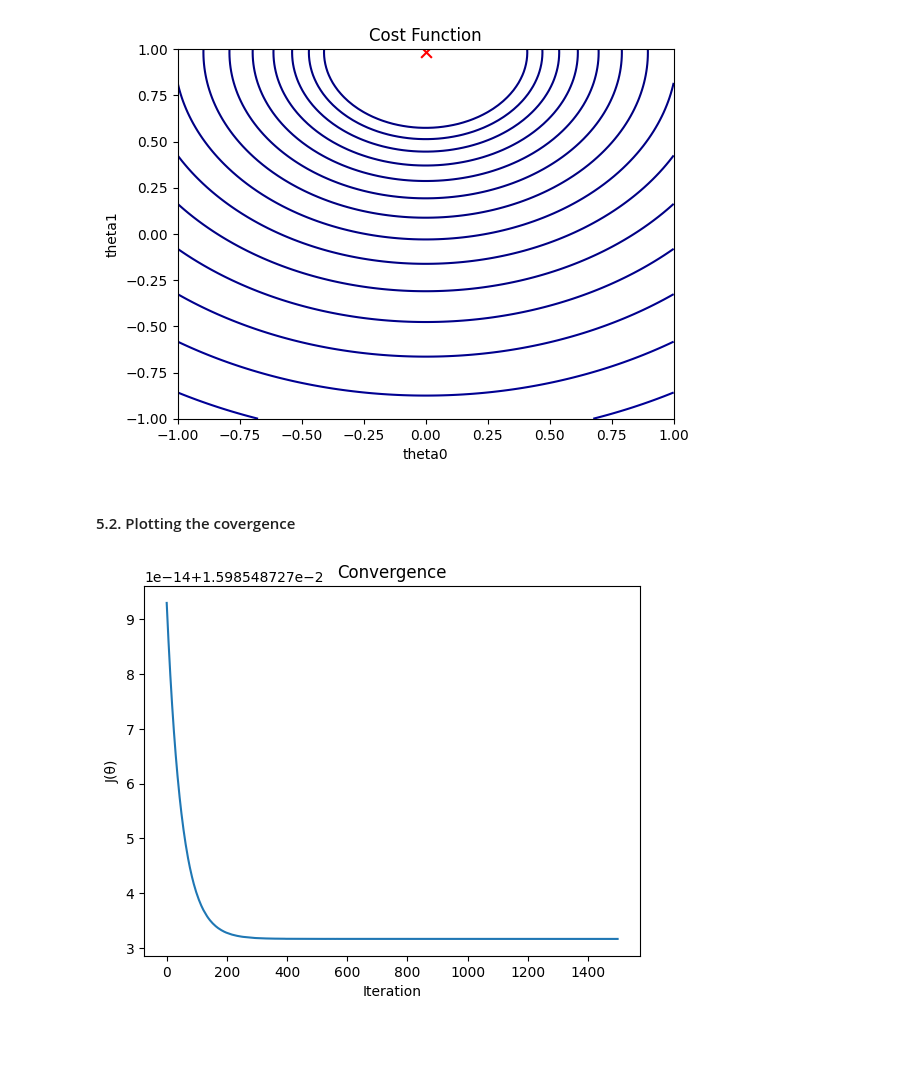
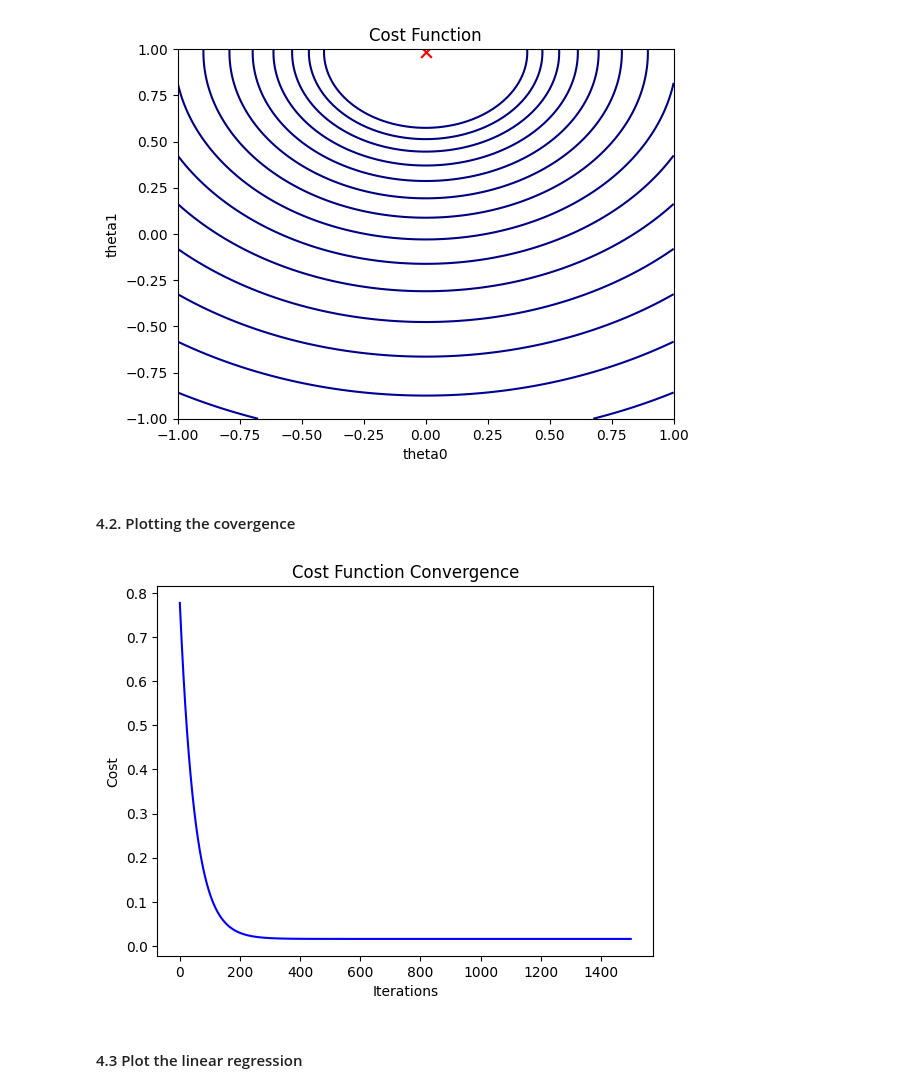
Before and after one commit to thangthewinner/Linear_Regression_Report, a Jupyter notebook: project.ipynb, the cells around one changed output. Saved outputs shown, nothing was run; the diff lists cells and outputs as text; code cells hidden in the pictures; blank space fills up the shorter version.

```diff
--- a/project.ipynb
+++ b/project.ipynb
@@ -157,5 +157,3 @@ print('theta1:', theta1)
 # %% [output]
 theta0: 0.8519854927300882
 theta1: 0.07390359884225994
-# %%
-m = len(X)
@@ -167,8 +161,9 @@ m: 796
 #### 3.2. Compute Cost Function
 # %%
 def computeCost(X, y, theta0, theta1):
+    m = len(y)
     h = theta0 + theta1 * X
-    J = 1/(2*m) * np.sum((h - y)**2)
+    J = (1/(2*m)) * np.sum(np.square(h-y))
     return J
 # %%
 computeCost(X_train, y_train, theta0, theta1)
@@ -177,13 +172,16 @@ computeCost(X_train, y_train, theta0, theta1)
 # %% [markdown]
 #### 3.3. Gradient Descent
 # %%
+# Gradient descent
 def gradientDescent(X, y, theta0, theta1, learning_rate, iter):
-    m = len(X)
+    m = len(y)
     J_history = np.zeros(iter)
     for i in range(iter):
         h = theta0 + theta1 * X
         theta0 = theta0 - learning_rate * (1/m) * np.sum(h - y)
         theta1 = theta1 - learning_rate * (1/m) * np.sum((h - y) * X)
         J_history[i] = computeCost(X, y, theta0, theta1)
+        if i % 100 == 0:
+            print(f'Iteration: {i}, Cost: {J_history[i]}')
     return theta0, theta1, J_history
 # %%
@@ -286,16 +293,16 @@ plt.show()
 # %% [output]
 [figure]
 # %% [markdown]
-#### 5.2. Plotting the covergence
+#### 4.2. Plotting the covergence
 # %%
-#Plotting the Convergence Hint: Plot J(θ) against the number of iterations of gradient descent
-theta0, theta1, J_history = gradientDescent(X_train, y_train, theta0, theta1, learning_rate, iter)
+#Plotting the Convergence
 plt.figure()
-plt.plot(J_history)
-plt.xlabel('Iteration')
-plt.ylabel('J(θ)')
-plt.title('Convergence')
-
+plt.plot(range(iter), J_history, color='blue')
+plt.xlabel('Iterations')
+plt.ylabel('Cost')
+plt.title('Cost Function Convergence')
 plt.show()
 # %% [output]
-[figure, old version]
+[figure, new version]
+# %% [markdown]
+#### 4.3 Plot the linear regression
```
Also changed, not shown: parts of 19 cells of this notebook, 1 other file.
